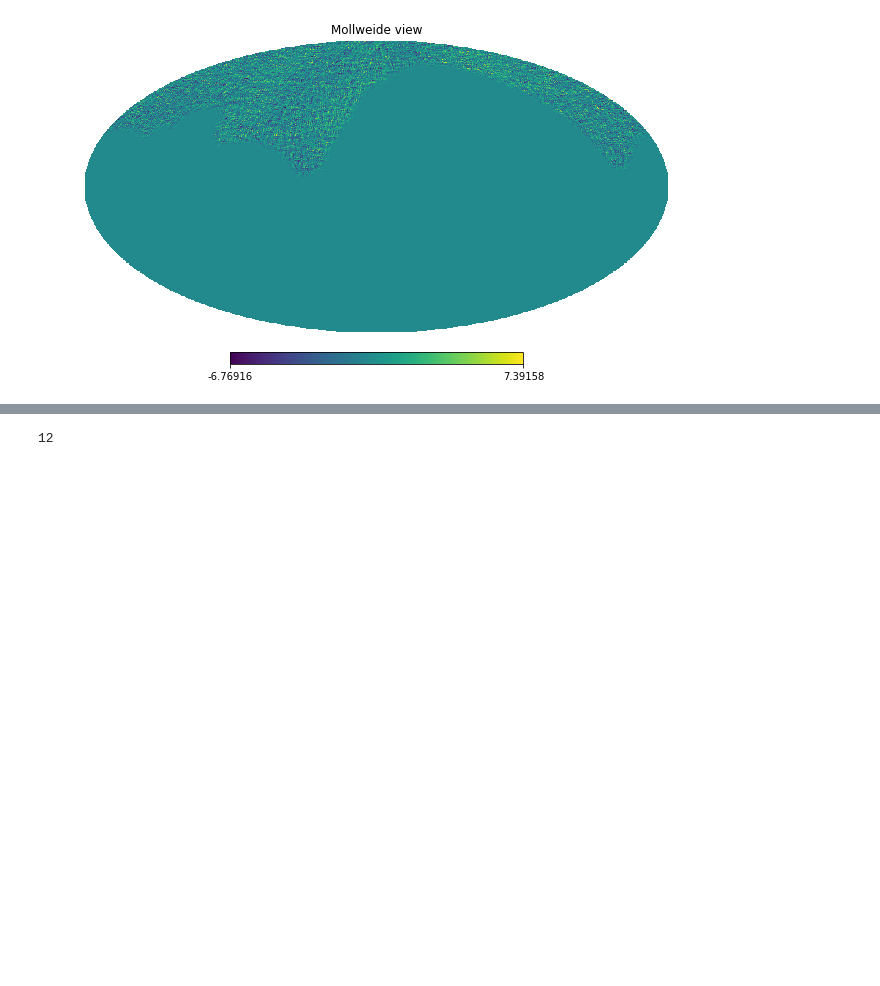
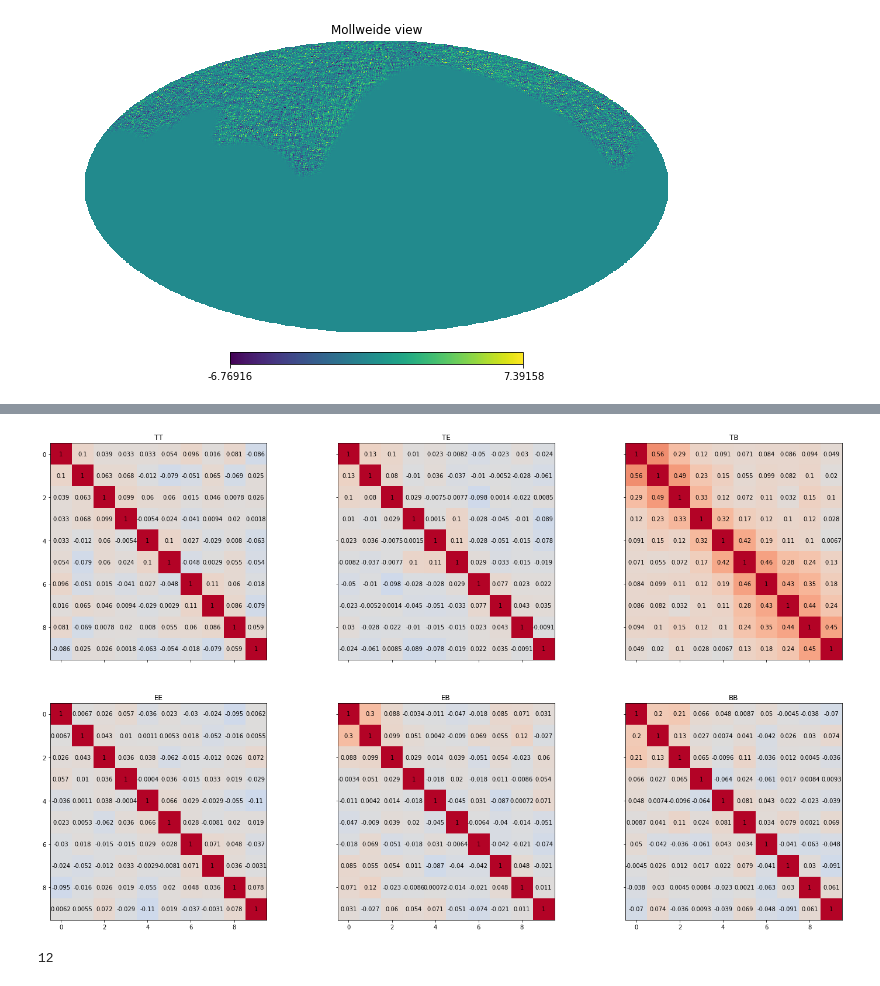
Before and after one commit to YJHelloWorld/Likelihood, a Jupyter notebook: Generate_data_needed.ipynb, the cells around one changed output, grey strips where cells are left out. Cells and saved outputs as stored; diff of their text form; code cells hidden in the pictures; blank space fills up the shorter version.

```diff
--- a/Generate_data_needed.ipynb
+++ b/Generate_data_needed.ipynb
@@ -216,0 +177,6 @@ for fre in range(4):
+# %%
+cl_f_all = np.ones((SamNum, 3, lbin, Nf, Nf));
+
+cl_hat_all = np.zeros((SamNum, 3, est.lbin, Nf, Nf)) ## EE EB BB-mode
+
+nl_all = np.zeros((SamNum, 3, est.lbin, Nf, Nf))
@@ -312,3 +362,38 @@ for i in range(6):
+# %%
+cls_cmb_hp_binned = np.zeros((SamNum, 6, 10))
+
+for n in range(SamNum):
+
+    for i in range(6):
+
+        cls_cmb_hp_binned[n, i] = b.bin_cell(cls_cmb_hp[n, i])
+
+
+
+cov_cmb_hp = np.zeros((6, 10, 10))
+
+for i in range(6):
+
+    cov_cmb_hp[i] = np.corrcoef(cls_cmb_hp_binned[:,i,:].T)
+# %%
+### healpy results
+
+fig, ax = plt.subplots(2,3, sharex=True, sharey=True, figsize = (25,15)); mode_name = ['TT', 'TE', 'TB', 'EE', 'EB', 'BB']
+# plt.title('CMB only')
+for i in range(6):
+    m = i//3; n = i%3
+
+    cl = ax[m,n].imshow(cov_cmb_hp[i], cmap = "coolwarm", vmin = -1, vmax = 1)
+    ax[m,n].set_title('%s'%mode_name[i])
+
+    for j in range(10):
+        for k in range(10):
+            text = ax[m,n].text(j, k, '%.2g'%cov_cmb[i][j, k],
+                       ha="center", va="center", color="k")
+
+fig.savefig('./fig_results/Healpy_Correlation_ell_CMB_only.pdf', format = 'pdf')
+# %% [output]
+[figure, added]
 # %%
 cov_all = np.zeros((6, 10, 10))
 
```
Also changed, not shown: parts of 31 cells of this notebook.
